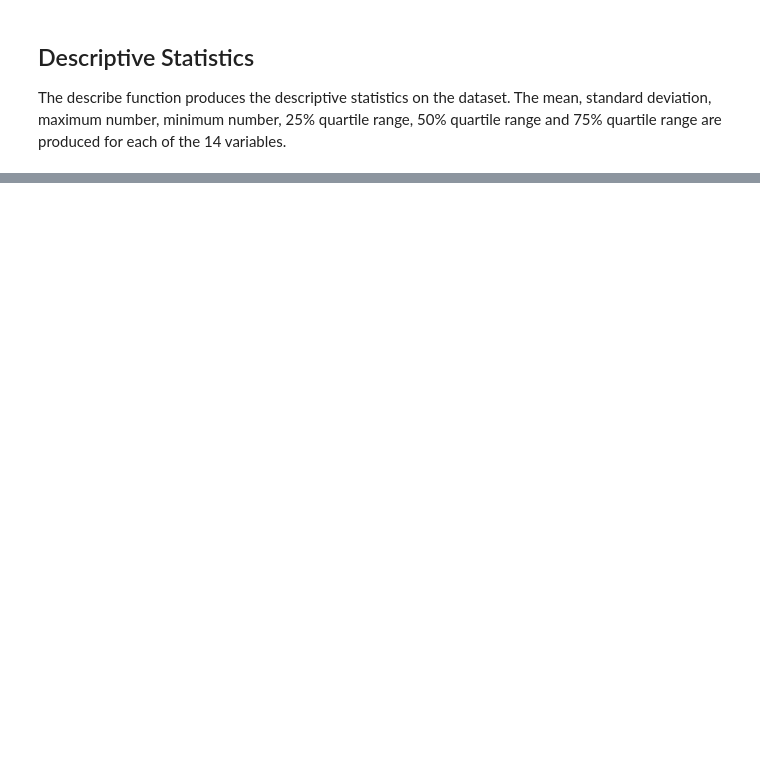
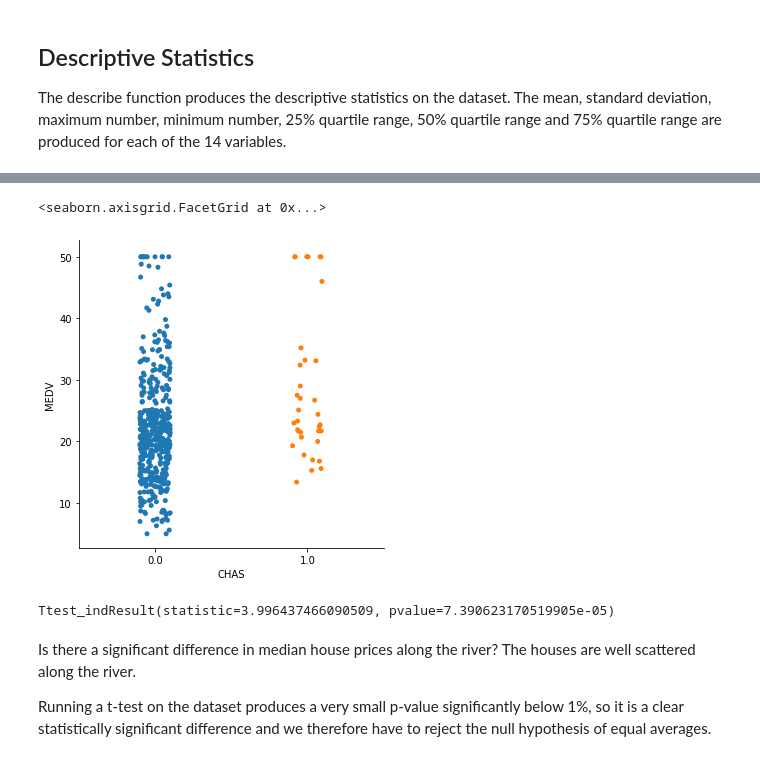
Before and after one commit to beccycole/machine-learning-assessment, a Jupyter notebook: Boston Housing Dataset.ipynb, the cells around one changed output, grey strips where cells are left out. Drawn from its saved outputs; the diff is of its cells as text; code cells hidden in the pictures; blank space fills up the shorter version.

```diff
--- a/Boston Housing Dataset.ipynb
+++ b/Boston Housing Dataset.ipynb
@@ -110,3 +126,23 @@ The describe function produces the descriptive statistics on the dataset. The me
+# %%
+sns.catplot(data=boston,x='CHAS', y='MEDV')
+# %% [output]
+<seaborn.axisgrid.FacetGrid at 0x...>
+[figure, added]
+# %%
+
+import scipy.stats as ss
+
+chas1=boston[boston['CHAS']==1]['MEDV']
+chas0=boston[boston['CHAS']==0]['MEDV']
+ss.ttest_ind(chas1, chas0)
+# %% [output]
+Ttest_indResult(statistic=3.996437466090509, pvalue=7.390623170519905e-05)
+# %% [markdown]
+
+Is there a significant difference in median house prices along the river?
+The houses are well scattered along the river.
+
+Running a t-test on the dataset produces a very small p-value significantly below 1%, so it is a clear statistically significant difference and we therefore have to reject the null hypothesis of equal averages.
 # %% [markdown]
 # References
 
```
Also changed, not shown: parts of 5 cells of this notebook.
